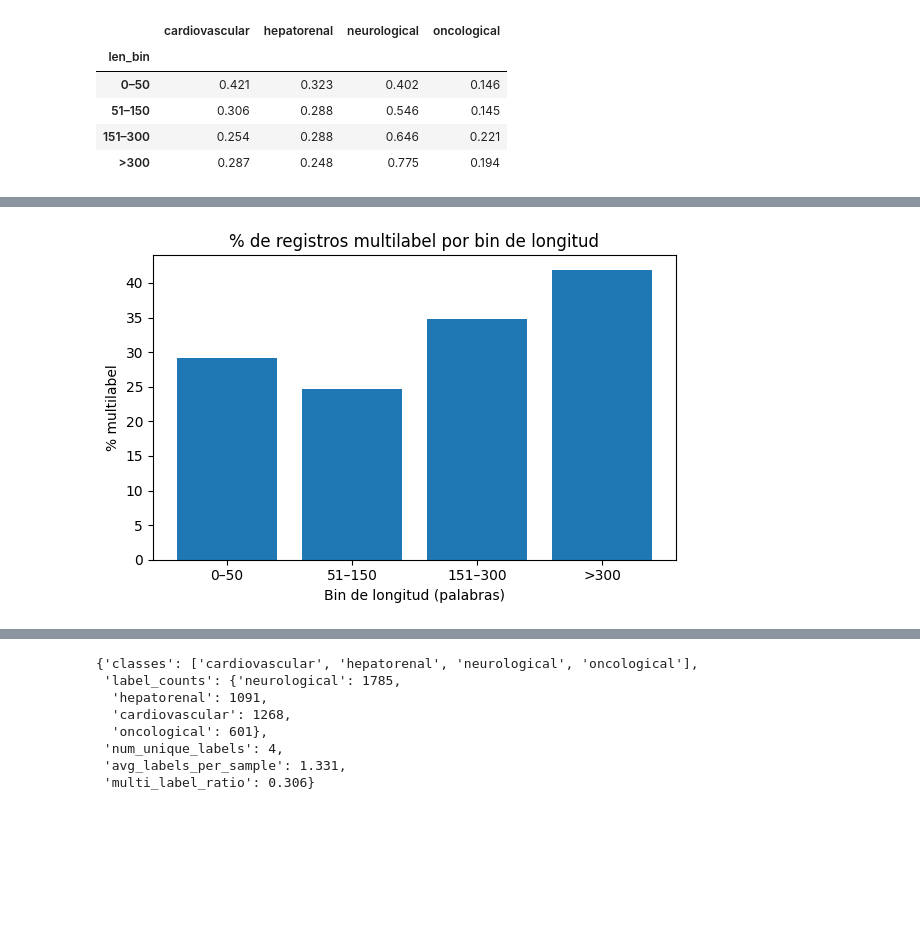
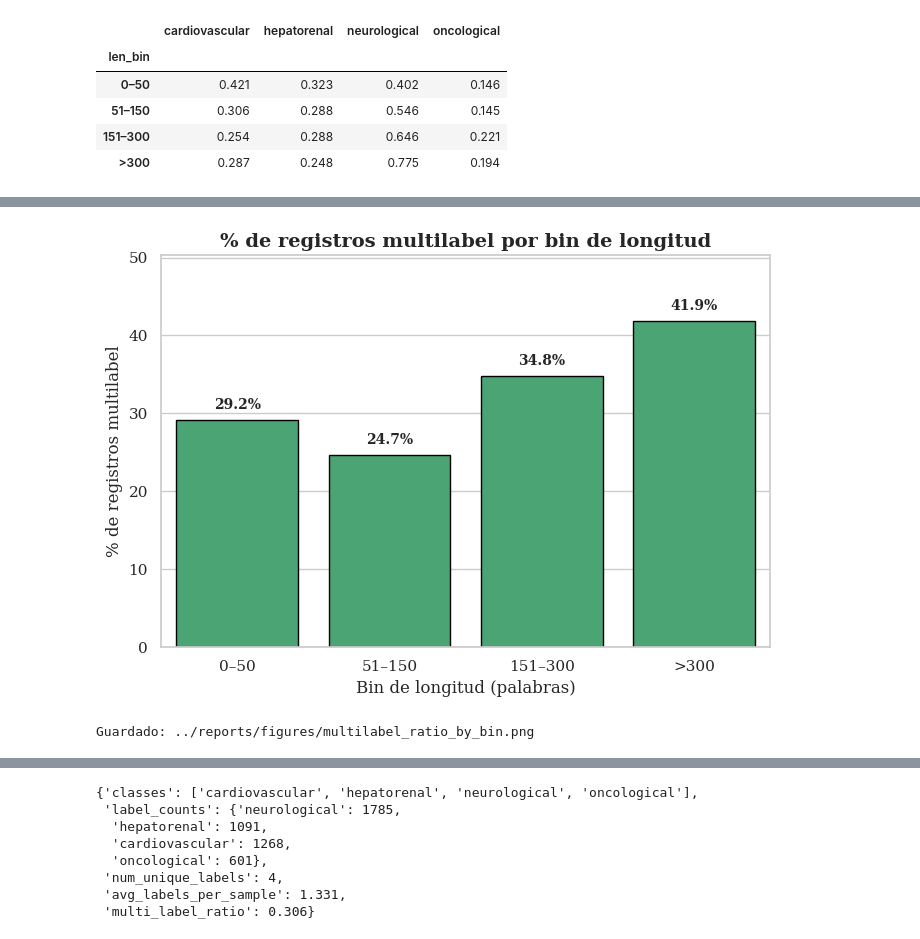
Before and after one commit to siderbrand/ai-data-challenge, a Jupyter notebook: notebooks/01_eda.ipynb, the cells around one changed output, grey strips where cells are left out. Saved outputs shown, nothing was run; the diff lists cells and outputs as text; code cells hidden in the pictures; blank space fills up the shorter version.

```diff
--- a/notebooks/01_eda.ipynb
+++ b/notebooks/01_eda.ipynb
@@ -137,14 +137,21 @@ length_stats
 # %%
 FIG_DIR = "../reports/figures"
 os.makedirs(FIG_DIR, exist_ok=True)
+sns.set_theme(style="whitegrid", font="serif", palette="muted")
 
-plt.figure(figsize=(8,5))
-plt.hist(lengths, bins=40)
-plt.title("Distribución de longitud de texto (palabras)")
-plt.xlabel("Palabras por registro")
-plt.ylabel("Frecuencia")
+plt.figure(figsize=(9,6))
+sns.histplot(lengths, bins=40, color="skyblue", edgecolor="black")
+
+plt.title("Distribución de longitud de texto (palabras)", fontsize=14, weight="bold")
+plt.xlabel("Palabras por registro", fontsize=12)
+plt.ylabel("Frecuencia", fontsize=12)
+
+plt.axvline(lengths.median(), color="red", linestyle="--", label=f"Mediana = {int(lengths.median())}")
+plt.axvline(lengths.quantile(0.95), color="green", linestyle="--", label=f"P95 = {int(lengths.quantile(0.95))}")
+
+plt.legend()
 plt.tight_layout()
-plt.savefig(f"{FIG_DIR}/length_histogram.png", dpi=150)
+plt.savefig(f"{FIG_DIR}/length_histogram.png", dpi=200)
 plt.show()
 
 print("Guardado:", f"{FIG_DIR}/length_histogram.png")
@@ -240,14 +262,33 @@ plt.show()
 # %%
-# % Multilabel por bin
-plt.figure(figsize=(6,4))
-plt.bar(summary_by_bin["len_bin"].astype(str), summary_by_bin["multilabel_ratio_%"])
-plt.title("% de registros multilabel por bin de longitud")
-plt.xlabel("Bin de longitud (palabras)")
-plt.ylabel("% multilabel")
+sns.set_theme(style="whitegrid", font="serif", palette="muted")
+
+plt.figure(figsize=(7,5))
+ax = sns.barplot(
+    x=summary_by_bin["len_bin"].astype(str),
+    y=summary_by_bin["multilabel_ratio_%"],
+    color="mediumseagreen",
+    edgecolor="black"
+)
+
+# títulos y etiquetas
+plt.title("% de registros multilabel por bin de longitud", fontsize=14, weight="bold")
+plt.xlabel("Bin de longitud (palabras)", fontsize=12)
+plt.ylabel("% de registros multilabel", fontsize=12)
+
+# anotaciones encima de las barras
+for i, v in enumerate(summary_by_bin["multilabel_ratio_%"]):
+    ax.text(i, v + 1, f"{v:.1f}%",
+            ha="center", va="bottom", fontsize=10, weight="bold")
+
+plt.ylim(0, max(summary_by_bin["multilabel_ratio_%"]) * 1.2)  # un poco de aire arriba
 plt.tight_layout()
+plt.savefig(f"{FIG_DIR}/multilabel_ratio_by_bin.png", dpi=200)
 plt.show()
+
+print("Guardado:", f"{FIG_DIR}/multilabel_ratio_by_bin.png")
 # %% [output]
-[figure, old version]
+[figure, new version]
+Guardado: ../reports/figures/multilabel_ratio_by_bin.png
 # %%
 # Los textos largos tienden a tener más de una etiqueta; conviene usar umbrales por clase (no uno global).
 # %%
```
Also changed, not shown: parts of 7 cells of this notebook.
